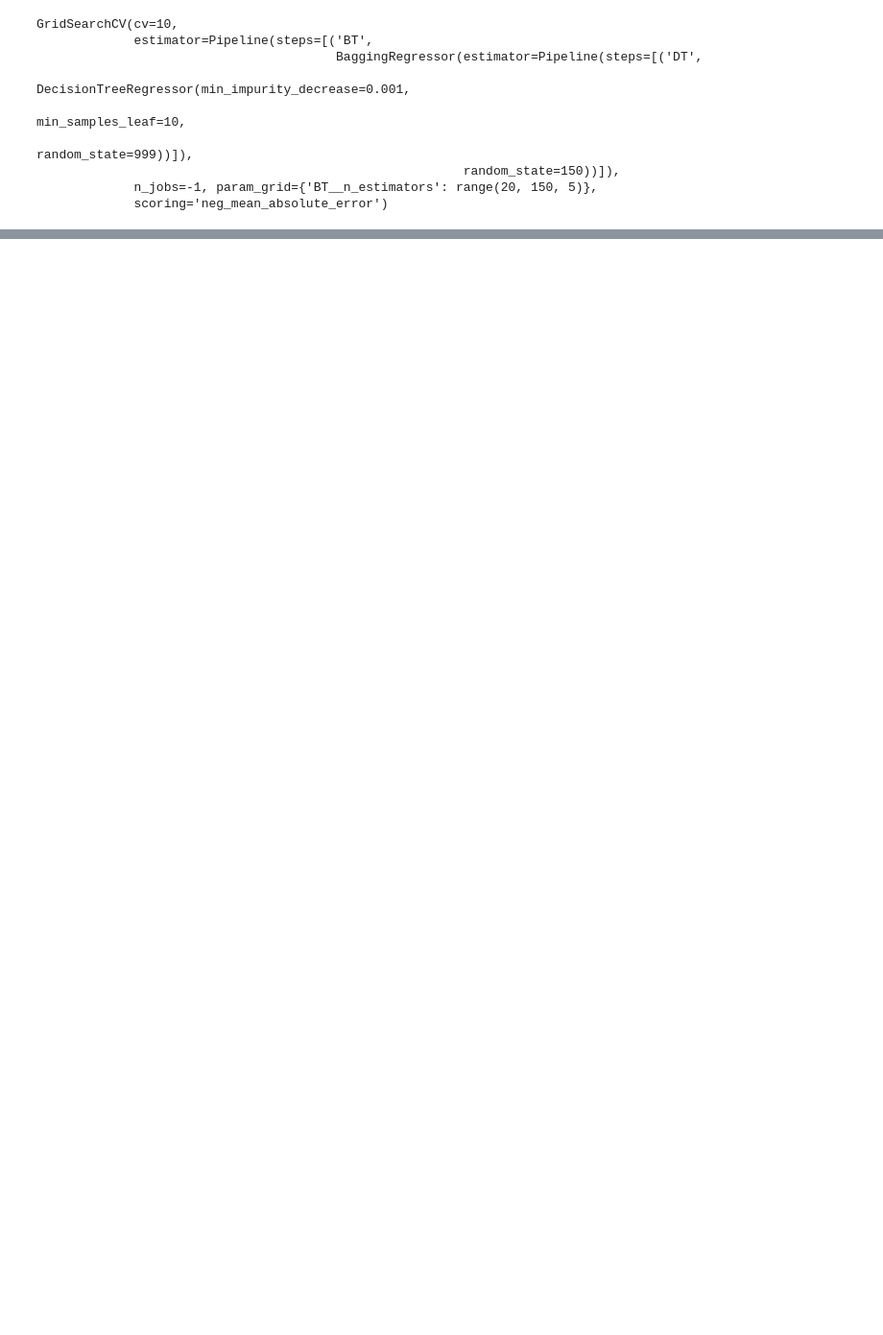
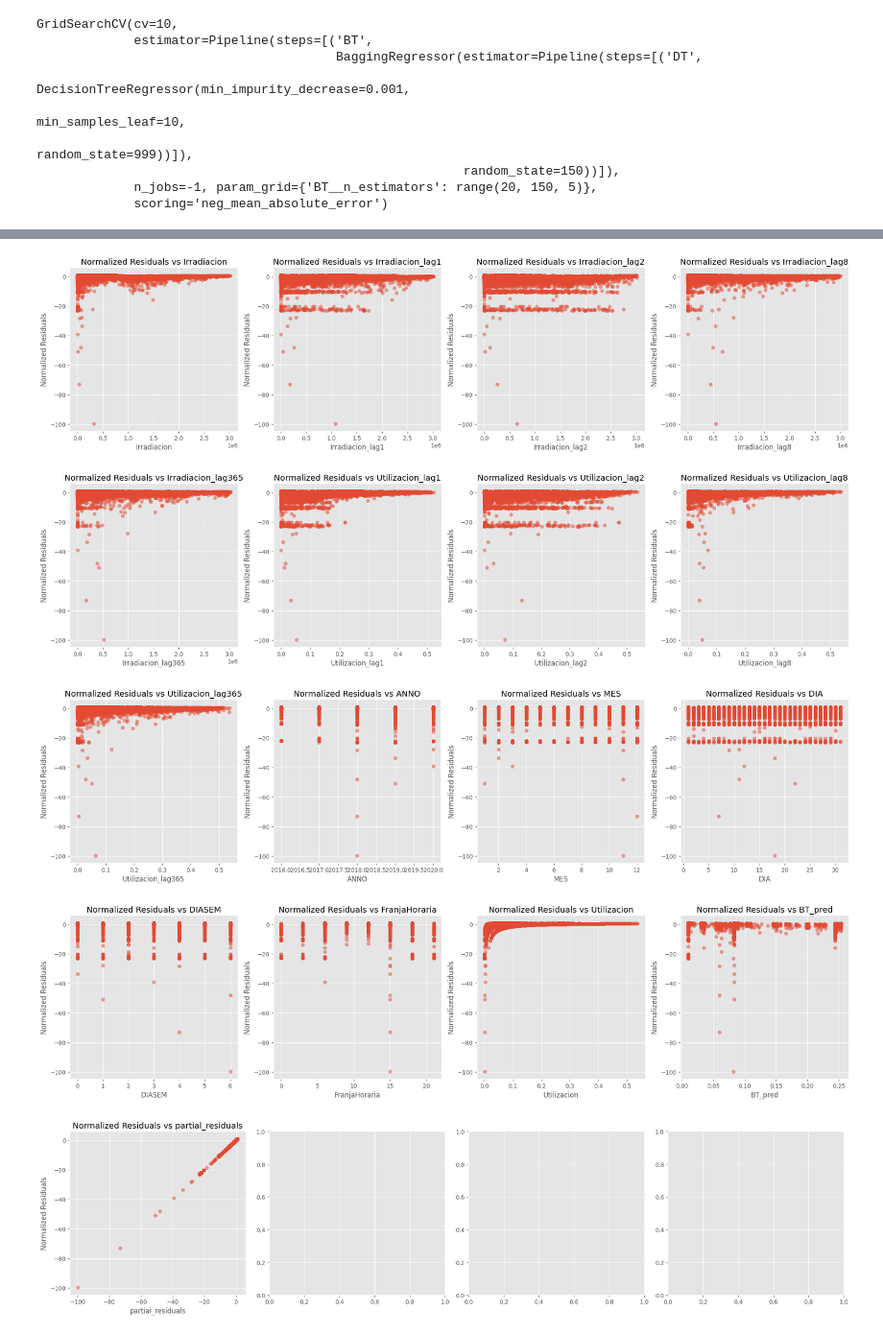
Before and after one commit to MARIABELENSB/Assessment1_MLII, a Jupyter notebook: src/3.1.Bagging.ipynb, the cells around one changed output, grey strips where cells are left out. Shown at 96% size. Cells and saved outputs as stored; diff of their text form; code cells hidden in the pictures; blank space fills up the shorter version.

```diff
--- a/src/3.1.Bagging.ipynb
+++ b/src/3.1.Bagging.ipynb
@@ -181,0 +258,29 @@ GridSearchCV(cv=10,
+# %%
+# Supongamos que 'data' es tu DataFrame que contiene las columnas 'residuals', 'utilizacion' y otras variables independientes
+dfTR_eval['partial_residuals'] = dfTR_eval['residuals'] / dfTR_eval['Utilizacion']
+# Obtén una lista de todas las variables independientes (excepto 'residuals' y 'utilizacion')
+independent_variables = [column for column in dfTR_eval.columns if column not in ['residuals', 'utilizacion']]
+
+# Calcula el número total de filas necesarias para organizar las gráficas
+num_rows = int(np.ceil(len(independent_variables) / 4))
+
+# Itera sobre cada variable independiente y grafica los residuos parciales frente a ella
+for i in range(num_rows):
+    fig, axes = plt.subplots(1, 4, figsize=(20, 5))
+    for j in range(4):
+        idx = i * 4 + j
+        if idx < len(independent_variables):
+            variable = independent_variables[idx]
+            axes[j].scatter(dfTR_eval[variable], dfTR_eval['partial_residuals'], alpha=0.5)
+            axes[j].set_title(f'Normalized Residuals vs {variable}')
+            axes[j].set_xlabel(variable)
+            axes[j].set_ylabel('Normalized Residuals')
+            axes[j].grid(True)
+    plt.tight_layout()
+    plt.show()
+# %% [output]
+[figure, added]
+[figure, added]
+[figure, added]
+[figure, added]
+[figure, added]
```
Also changed, not shown: parts of 10 cells of this notebook.
